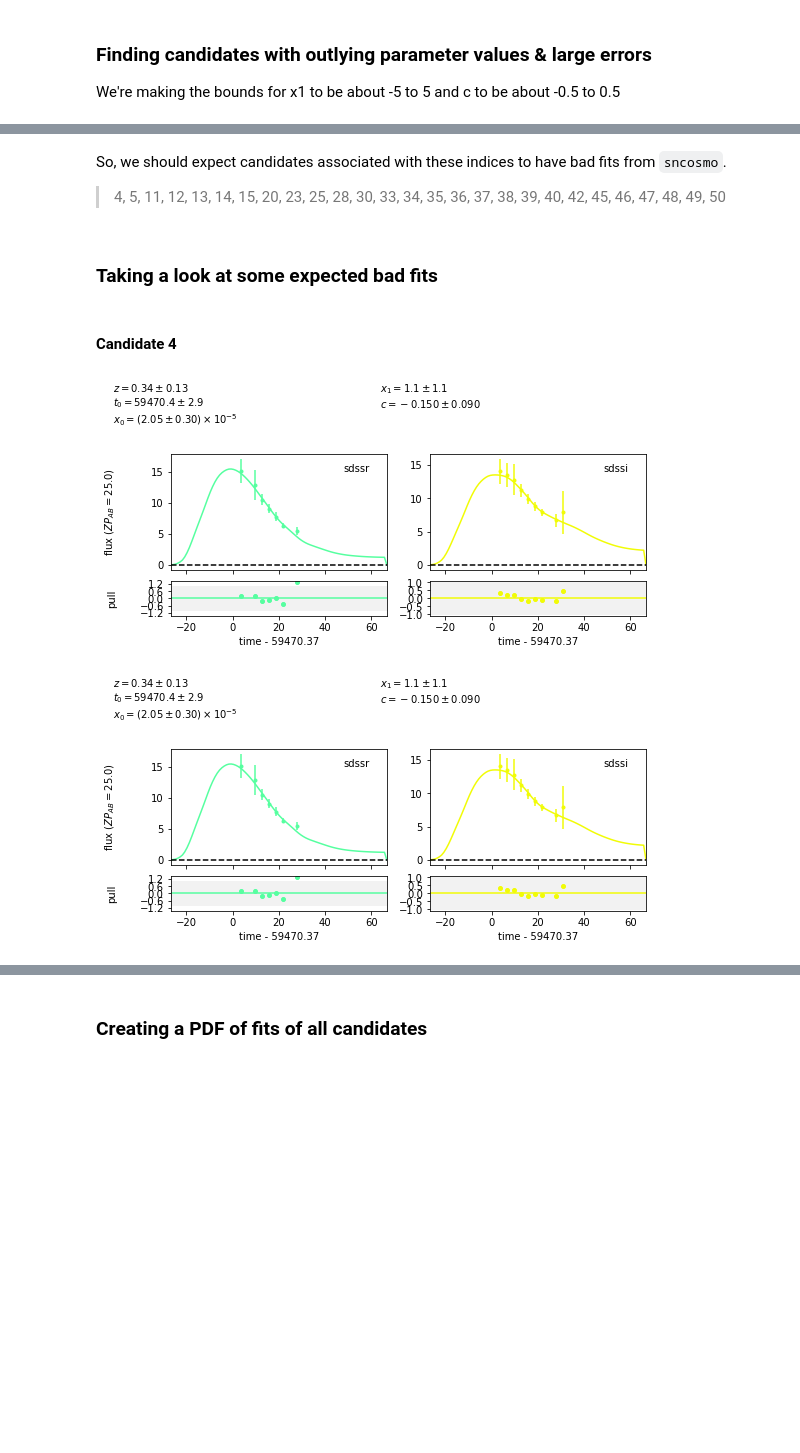
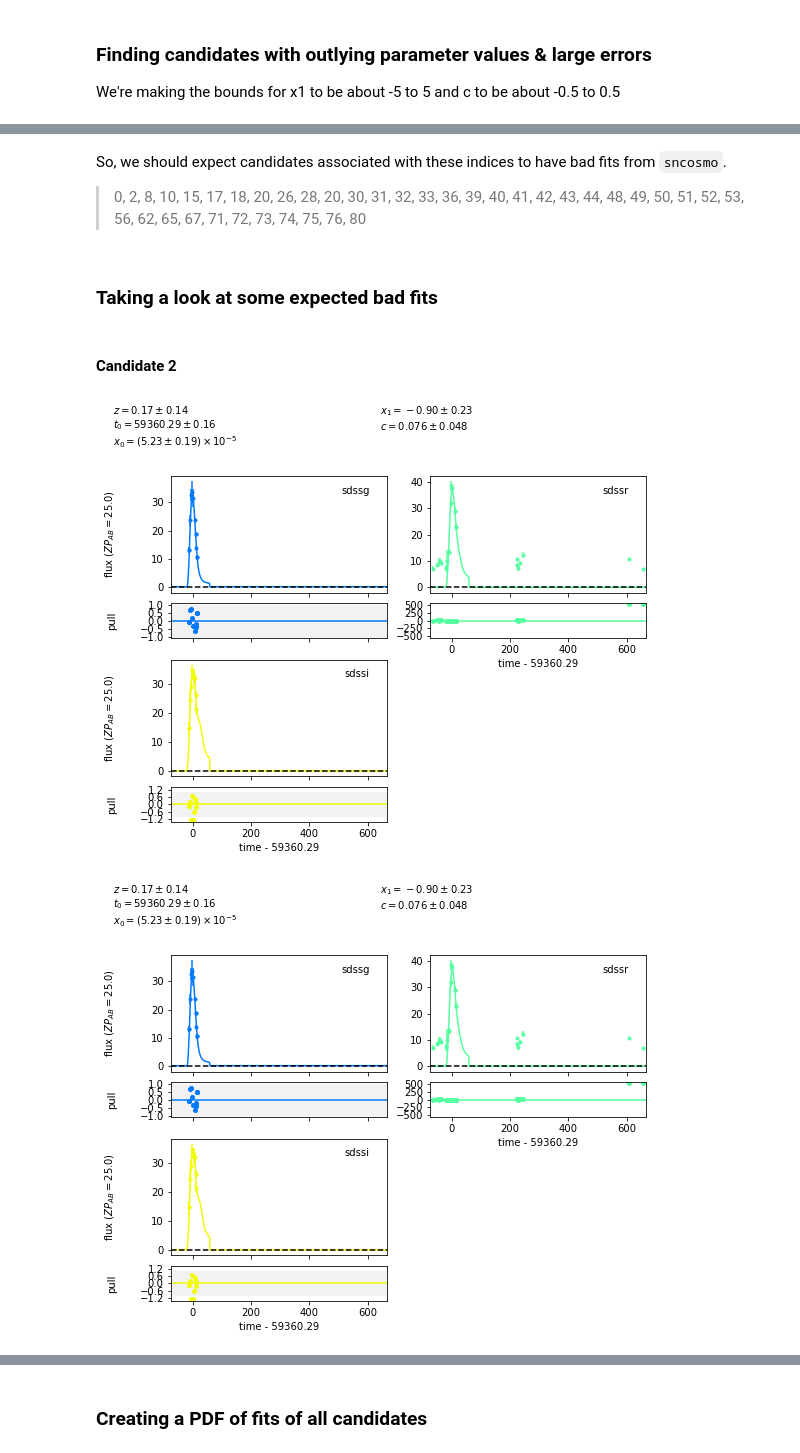
Before and after one commit to MelissaGraham/decam_ddf_tools, a Jupyter notebook: transients_science/fit_multiple_potential_snia.ipynb, the cells around one changed output, grey strips where cells are left out. Drawn from its saved outputs; the diff is of its cells as text; code cells hidden in the pictures; blank space fills up the shorter version.

Commit message:
Updated analyis of all time data

```diff
--- a/transients_science/fit_multiple_potential_snia.ipynb
+++ b/transients_science/fit_multiple_potential_snia.ipynb
@@ -147,4 +165,4 @@ len(potSNIa_candid)
 # %%
-# These candidates did not run through sncosmo without errors
-new_potSNIa_candid = np.delete(potSNIa_candid, [20,52,53,54,55,56,57,58,59,60])
+# Removing the candidate that couldn't run through sncosmo
+new_potSNIa_candid = np.delete(potSNIa_candid, [54])
 # %%
@@ -184,25 +182,28 @@ len(new_potSNIa_candid)
 # %%
 # Create new arrays to hold parameters and errors
 
-# fit_z   = np.zeros(len(new_potSNIa_candid), dtype='float')
-# fit_ze  = np.zeros(len(new_potSNIa_candid), dtype='float')
-# fit_t0  = np.zeros(len(new_potSNIa_candid), dtype='float')
-# fit_t0e = np.zeros(len(new_potSNIa_candid), dtype='float')
-# fit_x0  = np.zeros(len(new_potSNIa_candid), dtype='float')
-# fit_x0e = np.zeros(len(new_potSNIa_candid), dtype='float')
-# fit_x1  = np.zeros(len(new_potSNIa_candid), dtype='float')
-# fit_x1e = np.zeros(len(new_potSNIa_candid), dtype='float')
-# fit_c   = np.zeros(len(new_potSNIa_candid), dtype='float')
-# fit_ce  = np.zeros(len(new_potSNIa_candid), dtype='float')
+fit_z   = np.zeros(len(new_potSNIa_candid), dtype='float')
+fit_ze  = np.zeros(len(new_potSNIa_candid), dtype='float')
+fit_t0  = np.zeros(len(new_potSNIa_candid), dtype='float')
+fit_t0e = np.zeros(len(new_potSNIa_candid), dtype='float')
+fit_x0  = np.zeros(len(new_potSNIa_candid), dtype='float')
+fit_x0e = np.zeros(len(new_potSNIa_candid), dtype='float')
+fit_x1  = np.zeros(len(new_potSNIa_candid), dtype='float')
+fit_x1e = np.zeros(len(new_potSNIa_candid), dtype='float')
+fit_c   = np.zeros(len(new_potSNIa_candid), dtype='float')
+fit_ce  = np.zeros(len(new_potSNIa_candid), dtype='float')
 # %% [markdown]
 #### Run `sncosmo`
 # %%
 %%time
 
-for c in range(len(potSNIa_candid)):
+# ignore runtime error "divide by zero encountered"
+np.seterr(divide='ignore', invalid='ignore')
+
+for c in range(len(new_potSNIa_candid)):
 
     # identify the lightcurve points for this candidate
-    tx = np.where(candLC_candid == potSNIa_candid[c])[0]
+    tx = np.where(candLC_candid == new_potSNIa_candid[c])[0]
 
     # write the lightcurve to a temporary file
     fout = open('tempLC.txt', 'w')
@@ -234,14 +235,9 @@ for c in range(len(potSNIa_candid)):
     z_range_max = estimated_redshift+z_range_offset
     z_range = (z_range_min, z_range_max)
 
-    # result, fitted_model = sncosmo.fit_lc(data, model,
-    #                                       ['z', 't0', 'x0', 'x1', 'c'],
-    #                                       bounds={'z':(0.06,0.5)})
-
     result, fitted_model = sncosmo.fit_lc(data, model,
                                         ['z', 't0', 'x0', 'x1', 'c'],
                                         bounds={'z':z_range})
-
 
     params = result['parameters']
     errors = result['errors']
@@ -366,14 +372,14 @@ print(np.where(fit_t0e > 10))
 # %% [markdown]
 So, we should expect candidates associated with these indices to have bad fits from `sncosmo`.
 
-> 4, 5, 11, 12, 13, 14, 15, 20, 23, 25, 28, 30, 33, 34, 35, 36, 37, 38, 39, 40, 42, 45, 46, 47, 48, 49, 50
+> 0, 2, 8, 10, 15, 17, 18, 20, 26, 28, 20, 30, 31, 32, 33, 36, 39, 40, 41, 42, 43, 44, 48, 49, 50, 51, 52, 53, 56, 62, 65, 67, 71, 72, 73, 74, 75, 76, 80
 # %% [markdown]
 ### Taking a look at some expected bad fits
 # %% [markdown]
-#### Candidate 4
+#### Candidate 2
 # %%
 # define the candidate
-my_potential_snia = (new_potSNIa_candid[4])
+my_potential_snia = (new_potSNIa_candid[2])
 
 # identify the lightcurve points for this candidate
 tx = np.where(candLC_candid == my_potential_snia)[0]
@@ -387,33 +393,33 @@ for x in tx:
         flux = 10.0**((candLC_mag[x] - 25.0)/(-2.5))
         fluxhi = 10.0**(((candLC_mag[x]-candLC_mage[x]) - 25.0)/(-2.5))
         fluxe = fluxhi - flux
         fout.write('%13.4f %5s %15.7f %14.7f  25.  ab \n' % \
                    (candLC_mjd[x], 'sdss'+candLC_filter[x], flux, fluxe))
 fout.close()
 
 del tx
 
 # read the file with sncosmo
 data = sncosmo.read_lc('tempLC.txt')
 
 # estimate z_range specific to each SNIa
 fluxarr = np.asarray(data['flux'], dtype='float')
 zparr = np.asarray(data['zp'], dtype='float')
 magarr = -2.5 * np.log10(fluxarr) + zparr
 min_magarr = np.min(magarr) ## calculate min mag from LC data
 estimated_redshift = 70.0 * 10.0**(((min_magarr + 19.3) - 25.0)/5.0) / 300000.0 ## estimate redshift
 
 z_range_offset = 0.1
 z_range_min = estimated_redshift-z_range_offset
 z_range_max = estimated_redshift+z_range_offset
 z_range = (z_range_min, z_range_max)
 
 result, fitted_model = sncosmo.fit_lc(data, model,
                                       ['z', 't0', 'x0', 'x1', 'c'],
                                       bounds={'z':z_range})
 
 sncosmo.plot_lc(data, model=fitted_model, errors=result.errors)
 # %% [output]
-[figure, old version]
+[figure, new version]
-[figure, old version]
+[figure, new version]
 # %% [markdown]
```
Also changed, not shown: parts of 46 cells of this notebook, 2 other files.
